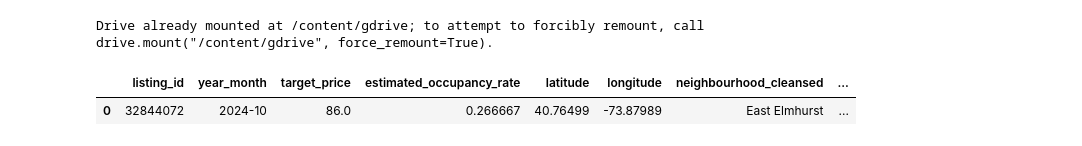
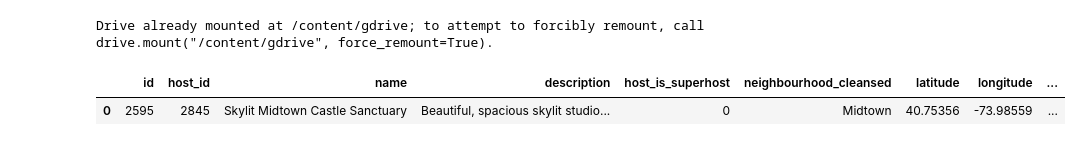
Before and after one commit to arvindsuresh-math/AirBnB-Price-Recommender, a Jupyter notebook: Naive_Random_Forests_for_NEW_AirBNB_NYC.ipynb, the cells around one changed output. Saved outputs shown, nothing was run; the diff lists cells and outputs as text; code cells hidden in the pictures.

```diff
--- a/Naive_Random_Forests_for_NEW_AirBNB_NYC.ipynb
+++ b/Naive_Random_Forests_for_NEW_AirBNB_NYC.ipynb
@@ -22,9 +22,9 @@ drive.mount('/content/gdrive')
 # %% [output]
 Drive already mounted at /content/gdrive; to attempt to forcibly remount, call drive.mount("/content/gdrive", force_remount=True).
 # %%
-df_rs = pd.read_parquet('/content/gdrive/MyDrive/insideairbnb/nyc/nyc_final_modeling_dataset.parquet')
+df_rs = pd.read_parquet('/content/gdrive/MyDrive/insideairbnb/nyc/nyc_dataset_oct_17.parquet')
 display(df_rs.head(1))
 # %% [output]
-|  | listing_id | year_month | target_price | estimated_occupancy_rate | latitude | longitude | neighbourhood_cleansed | ... |
-| 0 | 32844072 | 2024-10 | 86.0 | 0.266667 | 40.76499 | -73.87989 | East Elmhurst | ... |
+|  | id | host_id | name | description | host_is_superhost | neighbourhood_cleansed | latitude | longitude | ... |
+| 0 | 2595 | 2845 | Skylit Midtown Castle Sanctuary | Beautiful, spacious skylit studio... | 0 | Midtown | 40.75356 | -73.98559 | ... |
 # %%
```
Also changed, not shown: parts of 22 cells of this notebook.
